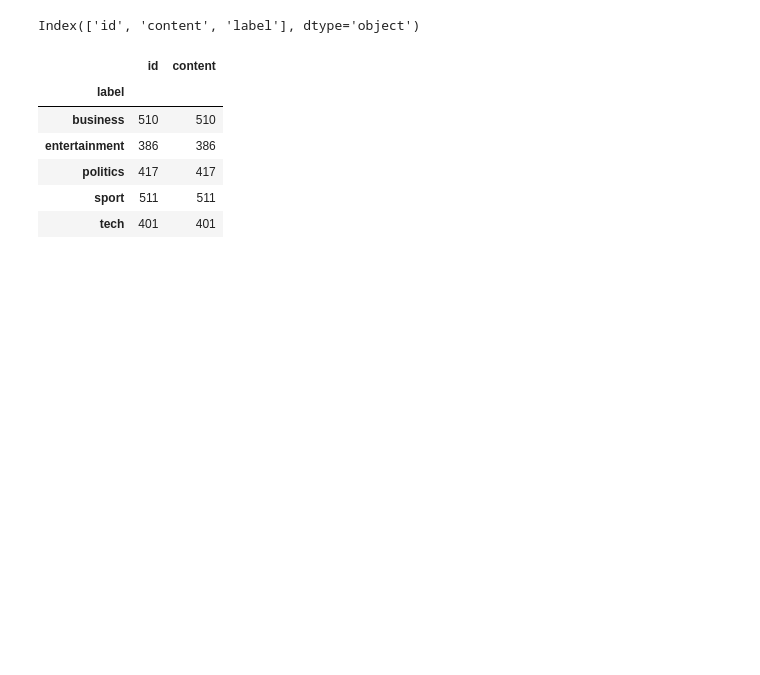
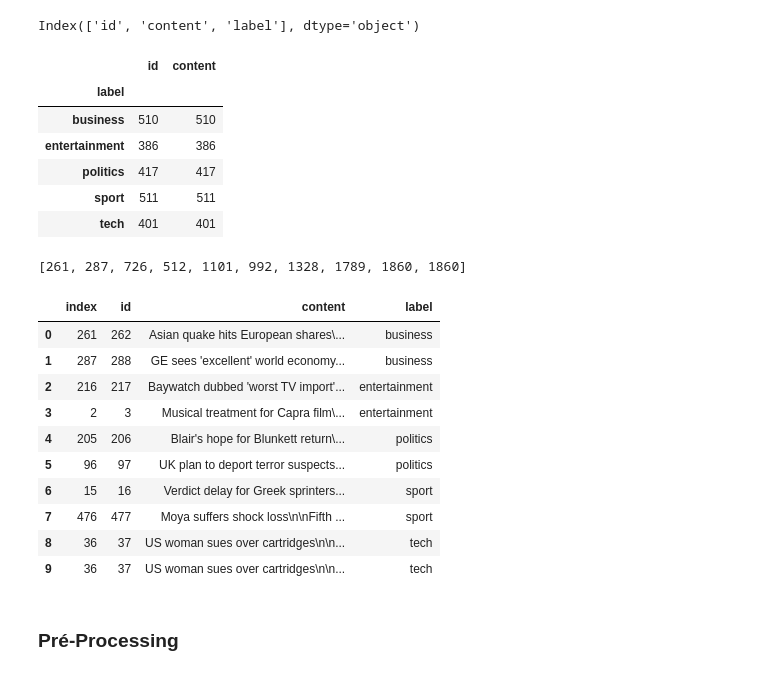
Before and after one commit to NaldoHoracio/nlp_venv, a Jupyter notebook: list2.ipynb, the cells around one changed output. Saved outputs shown, nothing was run; the diff lists cells and outputs as text; code cells hidden in the pictures; blank space fills up the shorter version.

```diff
--- a/list2.ipynb
+++ b/list2.ipynb
@@ -41,3 +39,48 @@ df_corpus.groupby(by=['label']).count()
 | politics | 417 | 417 |
 | sport | 511 | 511 |
 | tech | 401 | 401 |
+# %%
+random.seed(45256)
+
+txt_b11 = random.randint(0, 509)
+txt_b12 = random.randint(0, 509)
+
+txt_e11 = random.randint(510, 895)
+txt_e12 = random.randint(510, 895)
+
+txt_p11 = random.randint(896, 1312)
+txt_p12 = random.randint(896, 1312)
+
+txt_s11 = random.randint(1313, 1823)
+txt_s12 = random.randint(1313, 1823)
+
+txt_t11 = random.randint(1824, 2224)
+txt_t12 = random.randint(1824, 2224)
+
+idx_txt_list = [txt_b11, txt_b12,
+                txt_e11, txt_e12,
+                txt_p11, txt_p12,
+                txt_s11, txt_s12,
+                txt_t11, txt_t11]
+
+print(idx_txt_list)
+# %% [output]
+[261, 287, 726, 512, 1101, 992, 1328, 1789, 1860, 1860]
+# %%
+df_subset10 = pd.DataFrame(data=df_corpus.iloc[idx_txt_list], columns=df_corpus.columns).reset_index()
+
+df_subset10
+# %% [output]
+|  | index | id | content | label |
+| 0 | 261 | 262 | Asian quake hits European shares\... | business |
+| 1 | 287 | 288 | GE sees 'excellent' world economy... | business |
+| 2 | 216 | 217 | Baywatch dubbed 'worst TV import'... | entertainment |
+| 3 | 2 | 3 | Musical treatment for Capra film\... | entertainment |
+| 4 | 205 | 206 | Blair's hope for Blunkett return\... | politics |
+| 5 | 96 | 97 | UK plan to deport terror suspects... | politics |
+| 6 | 15 | 16 | Verdict delay for Greek sprinters... | sport |
+| 7 | 476 | 477 | Moya suffers shock loss\n\nFifth ... | sport |
+| 8 | 36 | 37 | US woman sues over cartridges\n\n... | tech |
+| 9 | 36 | 37 | US woman sues over cartridges\n\n... | tech |
+# %% [markdown]
+### Pré-Processing
```
Also changed, not shown: parts of 33 cells of this notebook.
